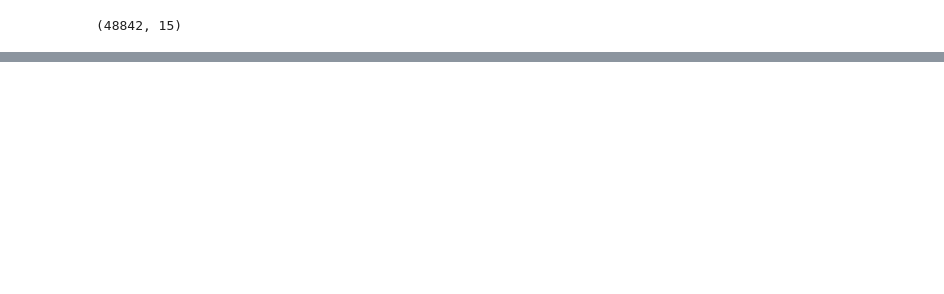
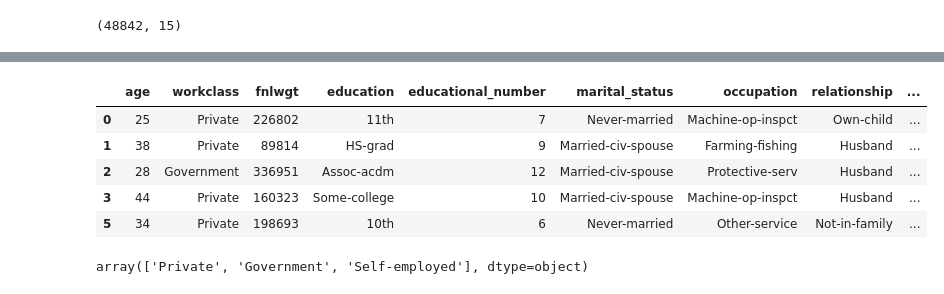
Before and after one commit to AnnaMatlapudi/ml-project-1, a Jupyter notebook: notebooks/Anna github Adult 1-Copy1.ipynb, the cells around one changed output, grey strips where cells are left out. Saved outputs shown, nothing was run; the diff lists cells and outputs as text; code cells hidden in the pictures; blank space fills up the shorter version.

```diff
--- a/notebooks/Anna github Adult 1-Copy1.ipynb
+++ b/notebooks/Anna github Adult 1-Copy1.ipynb
@@ -71,0 +154,3 @@ df.fnlwgt.isnull().sum()
+# %%
+# drop rows with missing values nan
+df.dropna(how ='any',inplace = True)
@@ -97,0 +205,20 @@ array(['Private', 'Local-gov', '?', 'Self-emp-not-inc', 'Federal-gov',
+# %%
+df= df.replace(dict.fromkeys(['State-gov','Local-gov','Federal-gov'],'Government'))
+
+df=df.replace(dict.fromkeys(['Self-emp-not-inc','Self-emp-inc'],'Self-employed'))
+# %%
+#dropping workclass without-pay
+
+df = df[df.workclass != 'Without-pay']
+df.head()
+# %% [output]
+|  | age | workclass | fnlwgt | education | educational_number | marital_status | occupation | relationship | ... |
+| 0 | 25 | Private | 226802 | 11th | 7 | Never-married | Machine-op-inspct | Own-child | ... |
+| 1 | 38 | Private | 89814 | HS-grad | 9 | Married-civ-spouse | Farming-fishing | Husband | ... |
+| 2 | 28 | Government | 336951 | Assoc-acdm | 12 | Married-civ-spouse | Protective-serv | Husband | ... |
+| 3 | 44 | Private | 160323 | Some-college | 10 | Married-civ-spouse | Machine-op-inspct | Husband | ... |
+| 5 | 34 | Private | 198693 | 10th | 6 | Never-married | Other-service | Not-in-family | ... |
+# %%
+df.workclass.unique()
+# %% [output]
+array(['Private', 'Government', 'Self-employed'], dtype=object)
```
Also changed, not shown: parts of 132 cells of this notebook, 4 other files.
